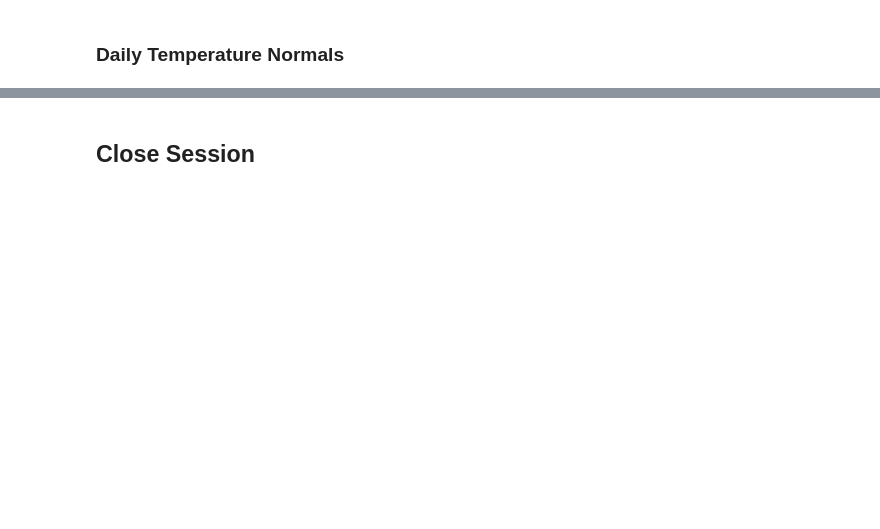
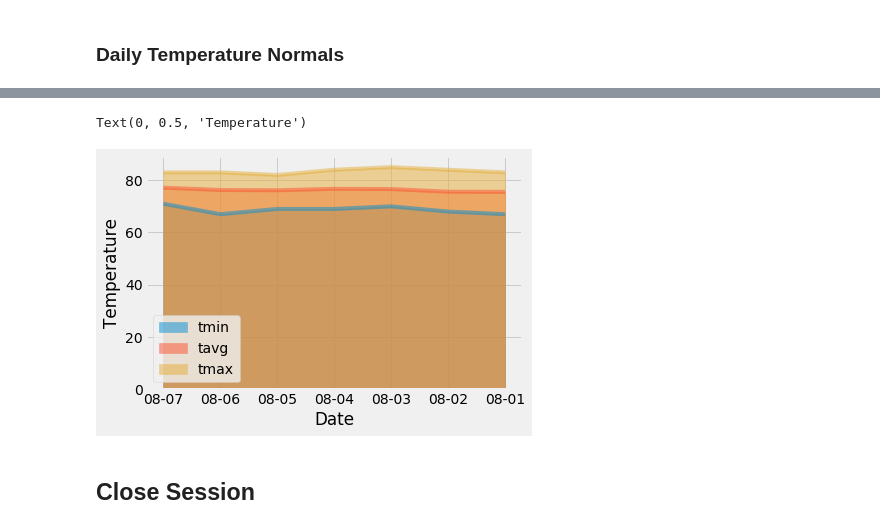
Before and after one commit to brus041/Vacation_Weather_w_SQLAlchemy, a Jupyter notebook: Bonus_Notebooks/temp_analysis_bonus_2_starter.ipynb, the cells around one changed output, grey strips where cells are left out. Cells and saved outputs as stored; diff of their text form; code cells hidden in the pictures; blank space fills up the shorter version.

```diff
--- a/Bonus_Notebooks/temp_analysis_bonus_2_starter.ipynb
+++ b/Bonus_Notebooks/temp_analysis_bonus_2_starter.ipynb
@@ -68,12 +65,14 @@ plt.ylim(0,100)
 # %%
 # Calculate the total amount of rainfall per weather station for your trip dates using the previous year's
 # matching dates.
+start = "2017-01-01"
+end = "2017-08-07"
 # Sort this in descending order by precipitation amount and list the station, name, latitude, longitude, and elevation
 #rps = session.query(Measurement.station,func.sum(Measurement.prcp)).group_by(Measurement.station).order_by(func.sum(Measurement.prcp).desc())
-join = session.query(Measurement, Station).filter(Measurement.station == Station.station).group_by(Measurement.station).order_by(func.sum(Measurement.prcp).desc()).all()
+#join = session.query(Measurement, Station).filter(Measurement.station == Station.station).group_by(Measurement.station).all()
 sel = [func.sum(Measurement.prcp),Station.name,Station.longitude, Station.latitude,Station.elevation]
-join = session.query(*sel).filter(Measurement.station == Station.station).group_by(Measurement.station).order_by(func.sum(Measurement.prcp).desc()).all()
+join = session.query(*sel).filter(Measurement.station == Station.station).filter(Measurement.date >= start).filter(Measurement.date <= end)\
+    .group_by(Measurement.station).order_by(func.sum(Measurement.prcp).desc()).all()
 for x in join:
     print(x)
-#min = session.query(func.min(mt.tobs).filter(mt.date >= start).filter(mt.date <= end))[0][0]
 # %% [output]
@@ -115,12 +114,16 @@ daily_normals("01-01")
 # Set the start and end date of the trip
 start_date = '2017-08-01'
 end_date = '2017-08-07'
-
+s = start_date.split('-')
+e = end_date.split('-')
+sd = dt.datetime(int(s[0]),int(s[1]),int(s[2]))
+ed = dt.datetime(int(e[0]),int(e[1]),int(e[2]))
 # Use the start and end date to create a range of dates
-
-
-# Strip off the year and save a list of strings in the format %m-%d
-
+trip_week = []
+for x in range(7):
+    trip_week.append((ed-dt.timedelta(days = x)).strftime("%m-%d"))
 
 # Use the `daily_normals` function to calculate the normals for each date string
 # and append the results to a list called `normals`.
+normals = [daily_normals(date) for date in trip_week]
+normals[0][0]
@@ -127,2 +132,4 @@ end_date = '2017-08-07'
 # %%
 # Load the previous query results into a Pandas DataFrame and add the `trip_dates` range as the `date` index
+normals_df = pd.DataFrame({'tmin':[x[0][0] for x in normals],'tavg':[x[0][1] for x in normals],'tmax':[x[0][2] for x in normals]},index = trip_week)
+normals_df
@@ -129,4 +145,10 @@ end_date = '2017-08-07'
 # %%
 # Plot the daily normals as an area plot with `stacked=False`
+normals_df.plot.area(stacked = False)
+plt.xlabel('Date')
+plt.ylabel('Temperature')
+# %% [output]
+Text(0, 0.5, 'Temperature')
+[figure, added]
 # %% [markdown]
 ## Close Session
```
Also changed, not shown: parts of 7 cells of this notebook.
